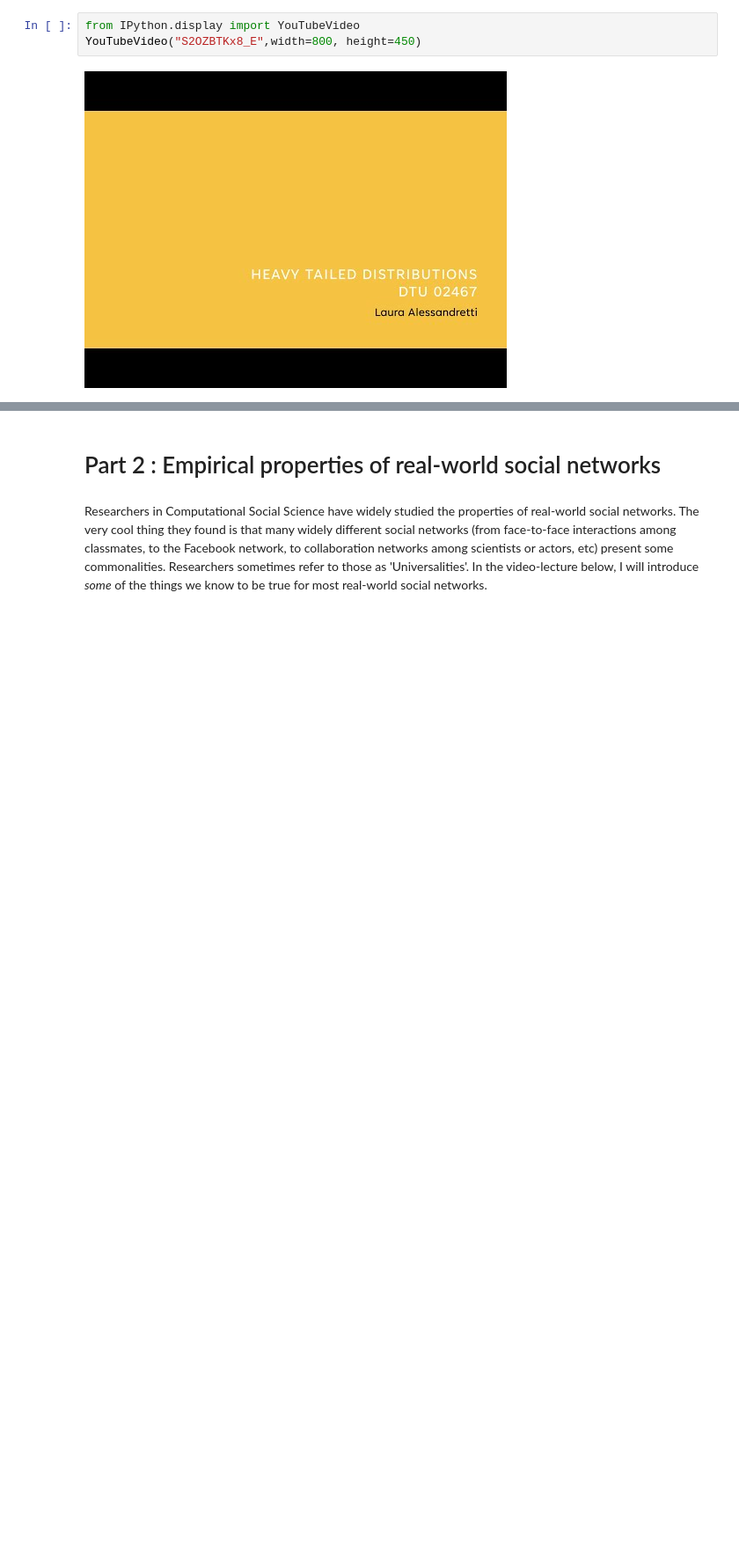
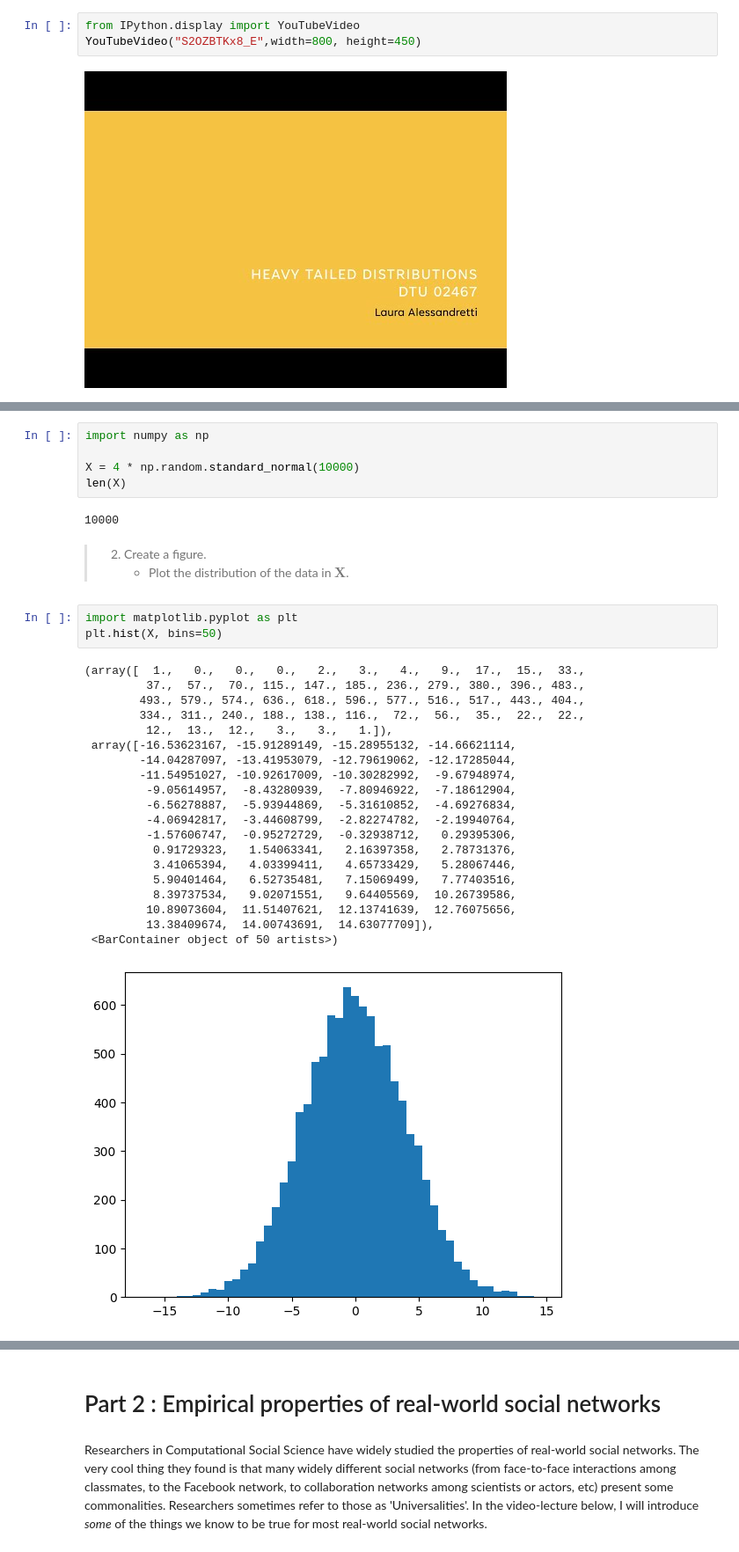
Before and after one commit to miickii/comsocsci2025, a Jupyter notebook: lectures/Week5.ipynb, the cells around one changed output, grey strips where cells are left out. Shown at 88% size. Cells and saved outputs as stored; diff of their text form; blank space fills up the shorter version.

```diff
--- a/lectures/Week5.ipynb
+++ b/lectures/Week5.ipynb
@@ -65,0 +43,34 @@ However, this principle can fail with heavy-tailed distributions where the expec
+# %%
+import numpy as np
+
+X = 4 * np.random.standard_normal(10000)
+len(X)
+# %% [output]
+10000
+# %% [markdown]
+> 2. Create a figure.
+>    - Plot the distribution of the data in $\mathbf{X}$.
+# %%
+import matplotlib.pyplot as plt
+plt.hist(X, bins=50)
+# %% [output]
+(array([  1.,   0.,   0.,   0.,   2.,   3.,   4.,   9.,  17.,  15.,  33.,
+         37.,  57.,  70., 115., 147., 185., 236., 279., 380., 396., 483.,
+        493., 579., 574., 636., 618., 596., 577., 516., 517., 443., 404.,
+        334., 311., 240., 188., 138., 116.,  72.,  56.,  35.,  22.,  22.,
+         12.,  13.,  12.,   3.,   3.,   1.]),
+ array([-16.53623167, -15.91289149, -15.28955132, -14.66621114,
+        -14.04287097, -13.41953079, -12.79619062, -12.17285044,
+        -11.54951027, -10.92617009, -10.30282992,  -9.67948974,
+         -9.05614957,  -8.43280939,  -7.80946922,  -7.18612904,
+         -6.56278887,  -5.93944869,  -5.31610852,  -4.69276834,
+         -4.06942817,  -3.44608799,  -2.82274782,  -2.19940764,
+         -1.57606747,  -0.95272729,  -0.32938712,   0.29395306,
+          0.91729323,   1.54063341,   2.16397358,   2.78731376,
+          3.41065394,   4.03399411,   4.65733429,   5.28067446,
+          5.90401464,   6.52735481,   7.15069499,   7.77403516,
+          8.39737534,   9.02071551,   9.64405569,  10.26739586,
+         10.89073604,  11.51407621,  12.13741639,  12.76075656,
+         13.38409674,  14.00743691,  14.63077709]),
+ <BarContainer object of 50 artists>)
+[figure, added]
```
Also changed, not shown: parts of 38 cells of this notebook, 8 other files.
